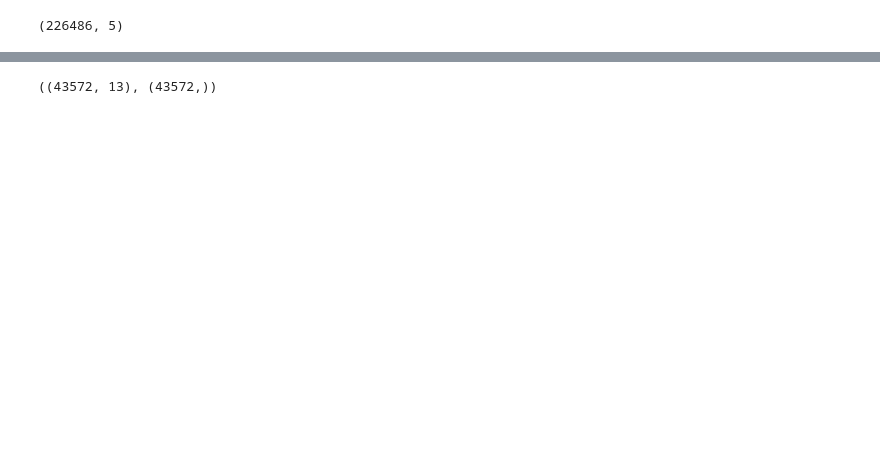
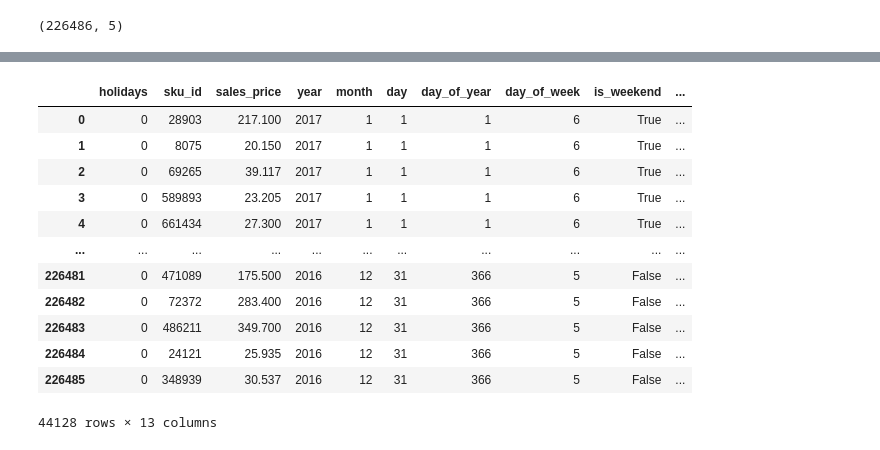
Before and after one commit to mumenume/fozzy, a Jupyter notebook: model.ipynb, the cells around one changed output, grey strips where cells are left out. Saved outputs shown, nothing was run; the diff lists cells and outputs as text; code cells hidden in the pictures; blank space fills up the shorter version.

```diff
--- a/model.ipynb
+++ b/model.ipynb
@@ -92,19 +50,31 @@ df
 # %%
 # Splitting data into train and test
 number_of_dates = df.date.nunique()
 dates = df.date.unique()
 date_to_split = dates[int(number_of_dates*0.8)]
 
 train = df[df.date < date_to_split].drop('date', axis=1)
 test = df[df.date >= date_to_split].drop('date', axis=1)
 
 dates_for_plot = df.loc[df.date >= date_to_split, 'date']
 
 X_train, y_train = train.drop('sales_quantity', axis=1), train['sales_quantity']
 X_test, y_test = test.drop('sales_quantity', axis=1), test['sales_quantity']
-X_train.shape, y_train.shape
+X_train
 # %% [output]
+|  | holidays | sku_id | sales_price | year | month | day | day_of_year | day_of_week | is_weekend | ... |
+| 0 | 0 | 28903 | 217.100 | 2017 | 1 | 1 | 1 | 6 | True | ... |
+| 1 | 0 | 8075 | 20.150 | 2017 | 1 | 1 | 1 | 6 | True | ... |
+| 2 | 0 | 69265 | 39.117 | 2017 | 1 | 1 | 1 | 6 | True | ... |
+| 3 | 0 | 589893 | 23.205 | 2017 | 1 | 1 | 1 | 6 | True | ... |
+| 4 | 0 | 661434 | 27.300 | 2017 | 1 | 1 | 1 | 6 | True | ... |
+| ... | ... | ... | ... | ... | ... | ... | ... | ... | ... | ... |
+| 226481 | 0 | 471089 | 175.500 | 2016 | 12 | 31 | 366 | 5 | False | ... |
+| 226482 | 0 | 72372 | 283.400 | 2016 | 12 | 31 | 366 | 5 | False | ... |
+| 226483 | 0 | 486211 | 349.700 | 2016 | 12 | 31 | 366 | 5 | False | ... |
+| 226484 | 0 | 24121 | 25.935 | 2016 | 12 | 31 | 366 | 5 | False | ... |
+| 226485 | 0 | 348939 | 30.537 | 2016 | 12 | 31 | 366 | 5 | False | ... |
-((43572, 13), (43572,))
+44128 rows × 13 columns
 # %%
 # Define parameter grid for GridSearchCV
 param_grid = {
```
Also changed, not shown: parts of 6 cells of this notebook, 5 other files.
